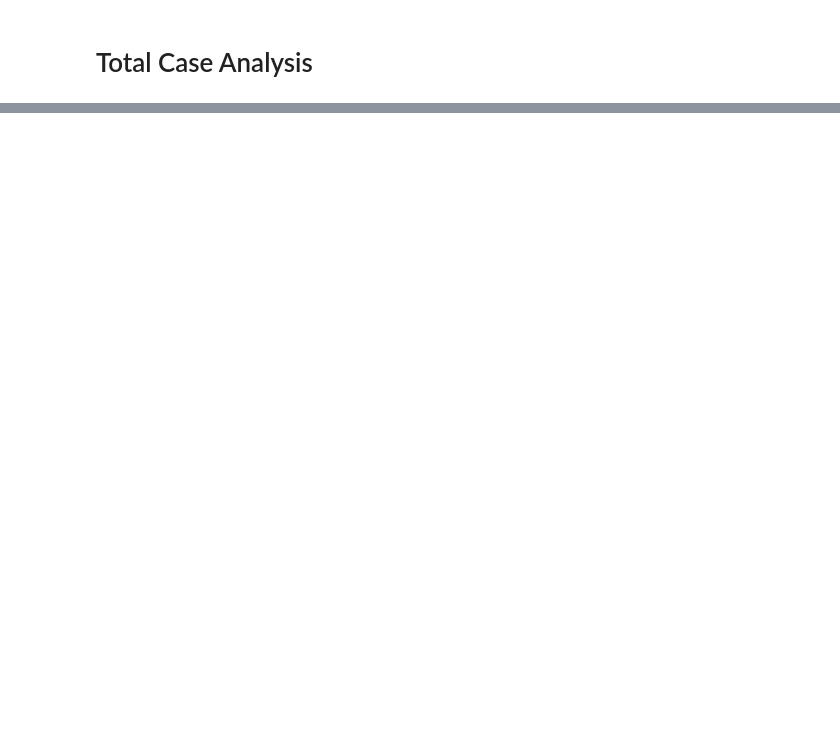
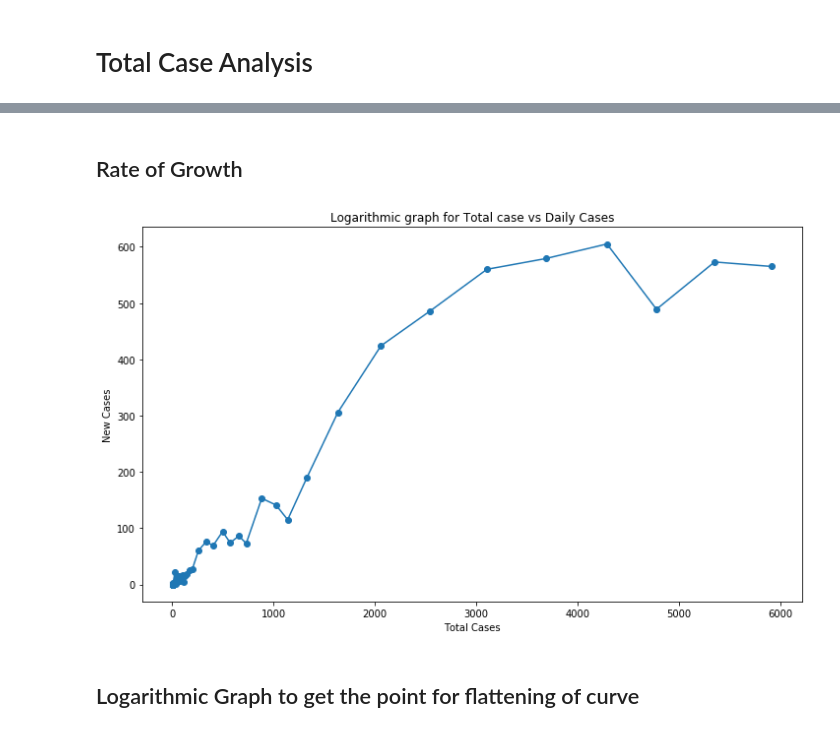
Before and after one commit to rayshu/CoVID-Tracker-India, a Jupyter notebook: Trend Analysis.ipynb, the cells around one changed output, grey strips where cells are left out. Saved outputs shown, nothing was run; the diff lists cells and outputs as text; code cells hidden in the pictures; blank space fills up the shorter version.

```diff
--- a/Trend Analysis.ipynb
+++ b/Trend Analysis.ipynb
@@ -101,3 +101,18 @@ plt.show()
+# %% [markdown]
+## Rate of Growth
+# %%
+fig = plt.figure(figsize=(12,7))
+ax = fig.add_subplot(111)
+ax.set_title('Logarithmic graph for Total case vs Daily Cases')
+ax.plot(df['Total Confirmed'], df['Daily Confirmed'], marker='o')
+ax.set_xlabel('Total Cases')
+ax.set_ylabel('New Cases')
+# plt.yticks(rotation=90)
+plt.show()
+# %% [output]
+[figure, added]
+# %% [markdown]
+## Logarithmic Graph to get the point for flattening of curve
 # %%
 def log(num):
     if num == 0:
```
Also changed, not shown: parts of 5 cells of this notebook.
